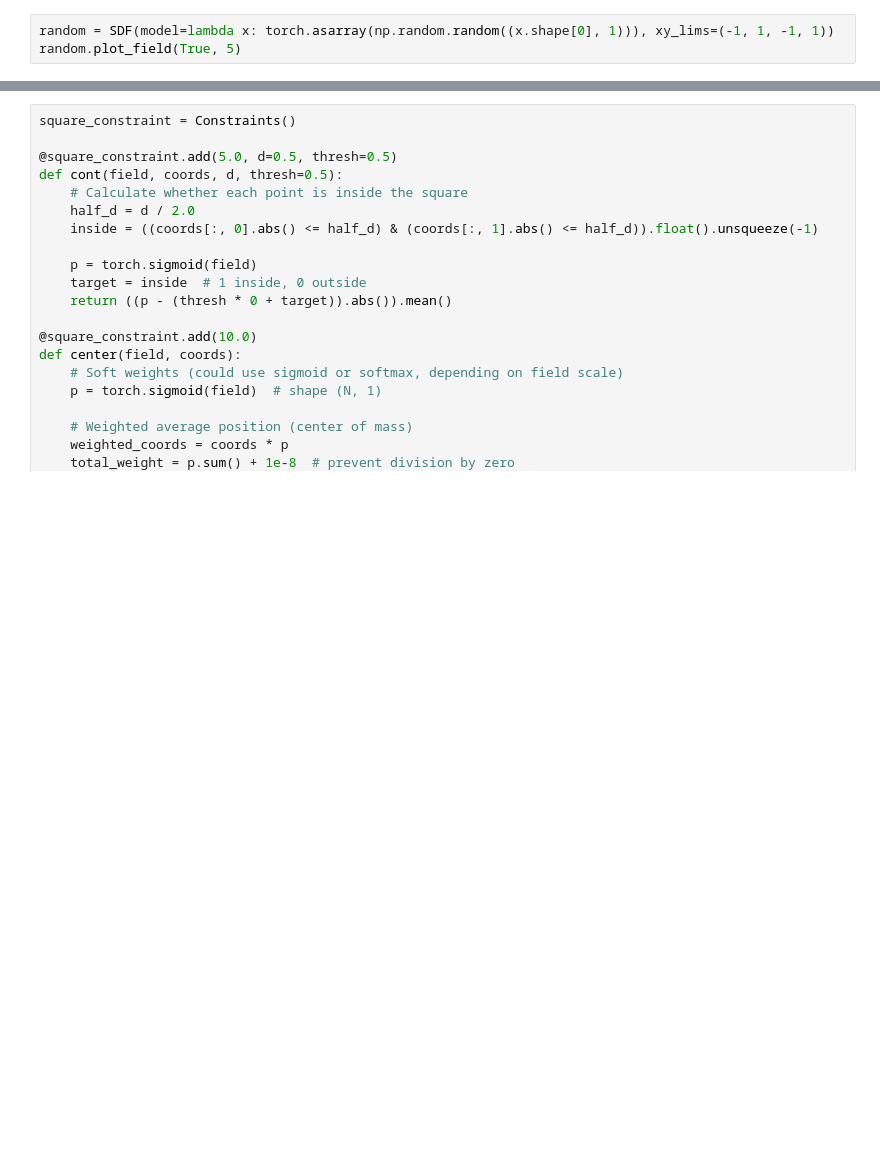
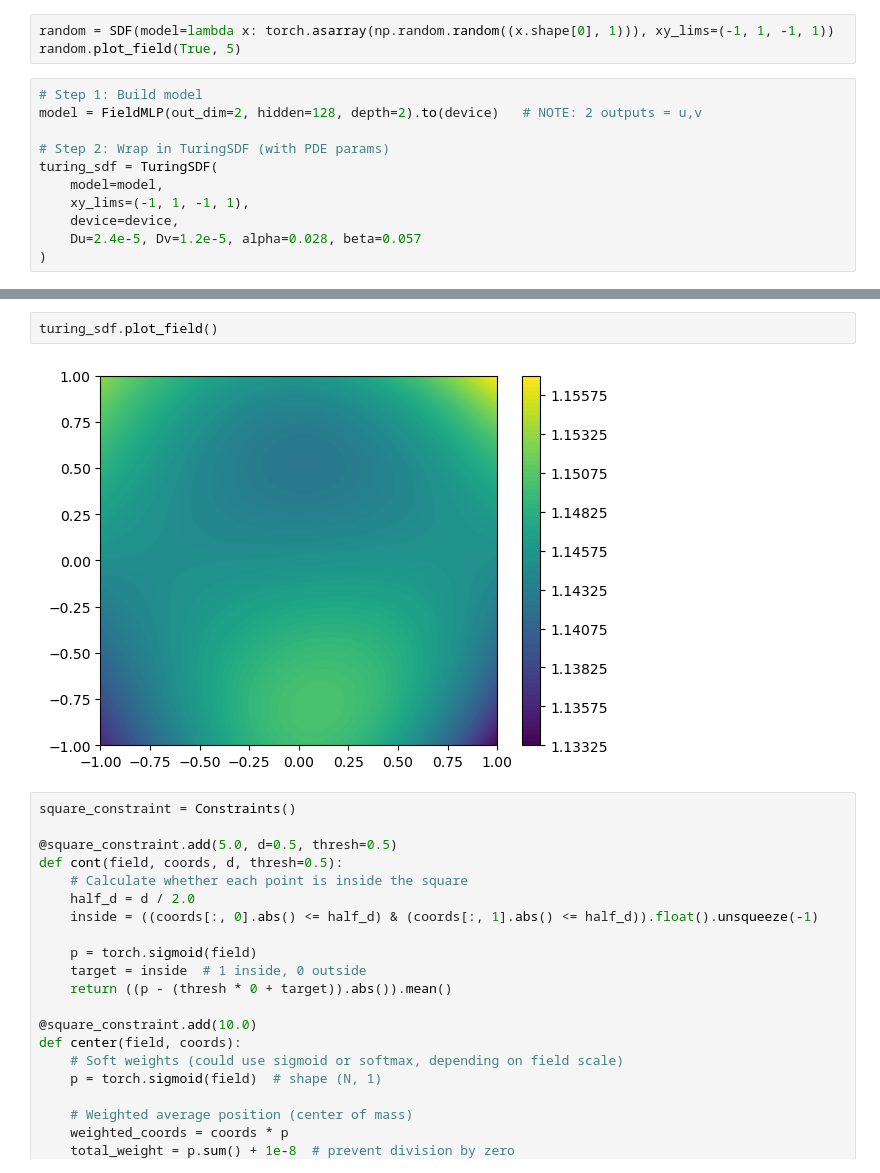
Before and after one commit to NavRjn/GinnExtension, a Jupyter notebook: notebook.ipynb, the cells around one changed output, grey strips where cells are left out. Cells and saved outputs as stored; diff of their text form; blank space fills up the shorter version.

Commit message:
Succeeds in producing simple solutions to Gray-Scott model

```diff
--- a/notebook.ipynb
+++ b/notebook.ipynb
@@ -12,3 +12,14 @@ circle_sdf.plot_field(True)
 # %%
 random = SDF(model=lambda x: torch.asarray(np.random.random((x.shape[0], 1))), xy_lims=(-1, 1, -1, 1))
 random.plot_field(True, 5)
+# %%
+# Step 1: Build model
+model = FieldMLP(out_dim=2, hidden=128, depth=2).to(device)   # NOTE: 2 outputs = u,v
+
+# Step 2: Wrap in TuringSDF (with PDE params)
+turing_sdf = TuringSDF(
+    model=model,
+    xy_lims=(-1, 1, -1, 1),
+    device=device,
+    Du=2.4e-5, Dv=1.2e-5, alpha=0.028, beta=0.057
+)
@@ -15,3 +85,7 @@ random.plot_field(True, 5)
+# %%
+turing_sdf.plot_field()
+# %% [output]
+[figure, added]
 # %%
 square_constraint = Constraints()
 
```
Also changed, not shown: parts of 3 cells of this notebook, 1 other file.
